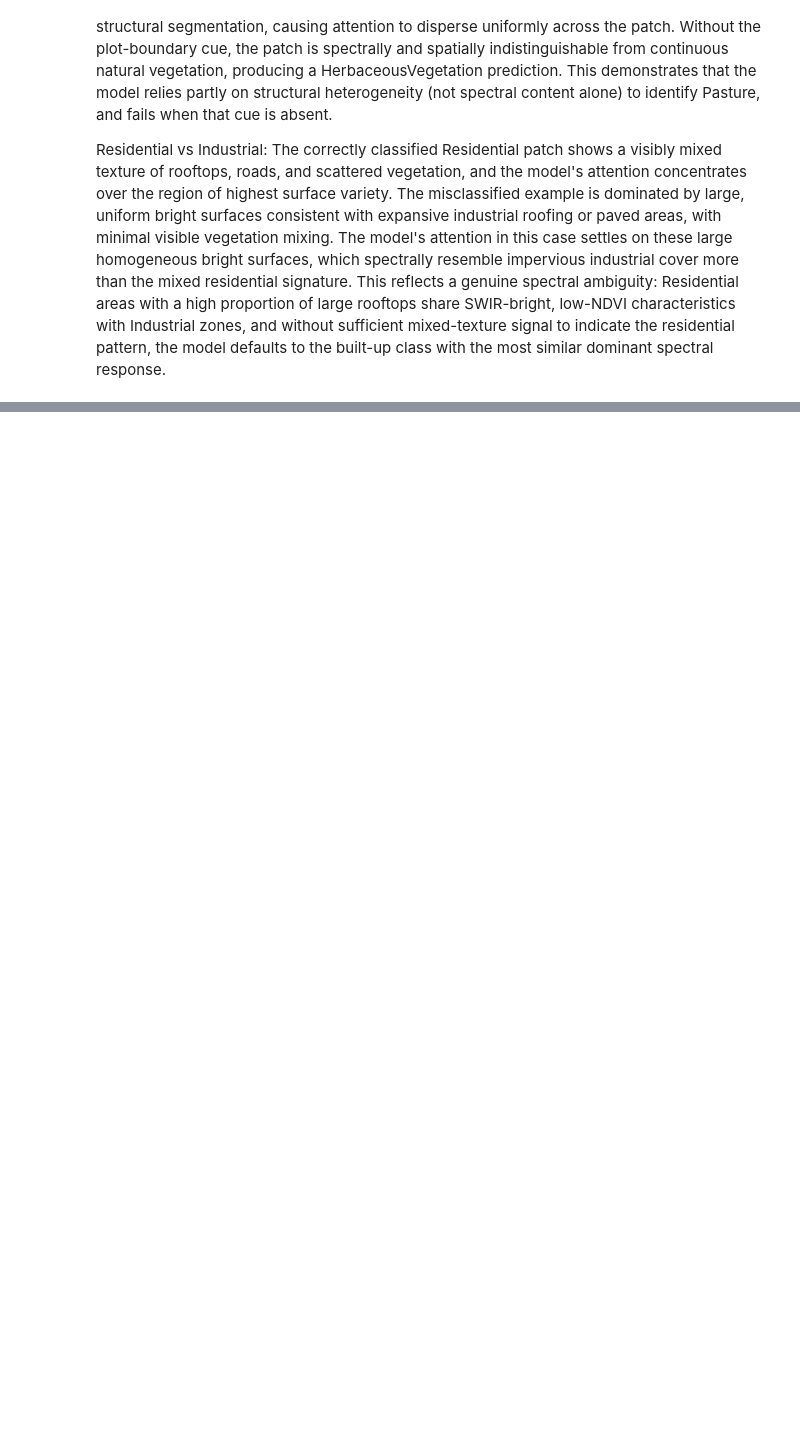
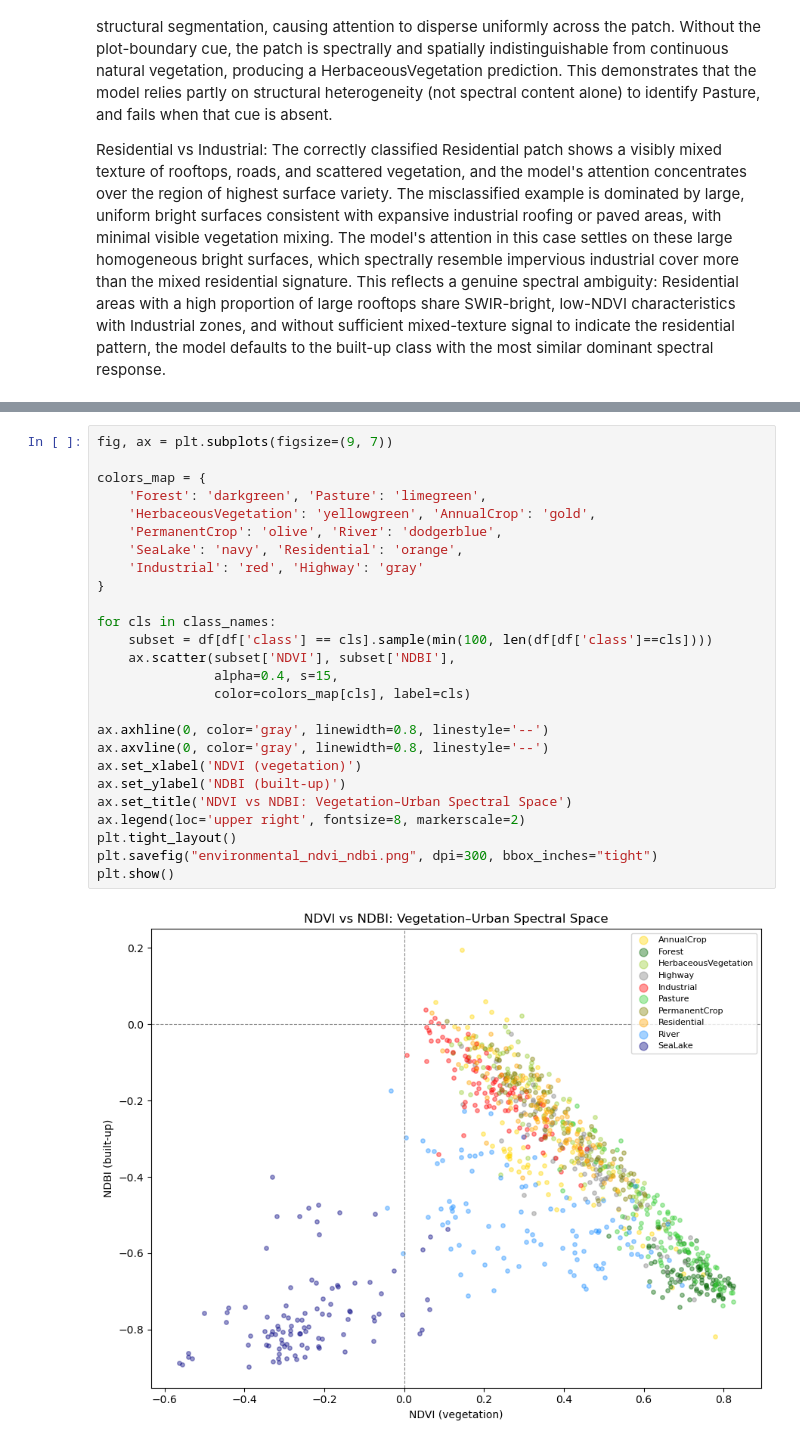
Before and after one commit to kavya1210v/Earth-lock_Holmes_GeoSnap_submission, a Jupyter notebook: Task - 2/ms_analysis.ipynb, the cells around one changed output, grey strips where cells are left out. Saved outputs shown, nothing was run; the diff lists cells and outputs as text; blank space fills up the shorter version.

```diff
--- a/Task - 2/ms_analysis.ipynb
+++ b/Task - 2/ms_analysis.ipynb
@@ -598,0 +692,28 @@ Residential vs Industrial: The correctly classified Residential patch shows a vi
+# %%
+fig, ax = plt.subplots(figsize=(9, 7))
+
+colors_map = {
+    'Forest': 'darkgreen', 'Pasture': 'limegreen',
+    'HerbaceousVegetation': 'yellowgreen', 'AnnualCrop': 'gold',
+    'PermanentCrop': 'olive', 'River': 'dodgerblue',
+    'SeaLake': 'navy', 'Residential': 'orange',
+    'Industrial': 'red', 'Highway': 'gray'
+}
+
+for cls in class_names:
+    subset = df[df['class'] == cls].sample(min(100, len(df[df['class']==cls])))
+    ax.scatter(subset['NDVI'], subset['NDBI'],
+               alpha=0.4, s=15,
+               color=colors_map[cls], label=cls)
+
+ax.axhline(0, color='gray', linewidth=0.8, linestyle='--')
+ax.axvline(0, color='gray', linewidth=0.8, linestyle='--')
+ax.set_xlabel('NDVI (vegetation)')
+ax.set_ylabel('NDBI (built-up)')
+ax.set_title('NDVI vs NDBI: Vegetation–Urban Spectral Space')
+ax.legend(loc='upper right', fontsize=8, markerscale=2)
+plt.tight_layout()
+plt.savefig("environmental_ndvi_ndbi.png", dpi=300, bbox_inches="tight")
+plt.show()
+# %% [output]
+[figure, added]
```
Also changed, not shown: parts of 7 cells of this notebook.
